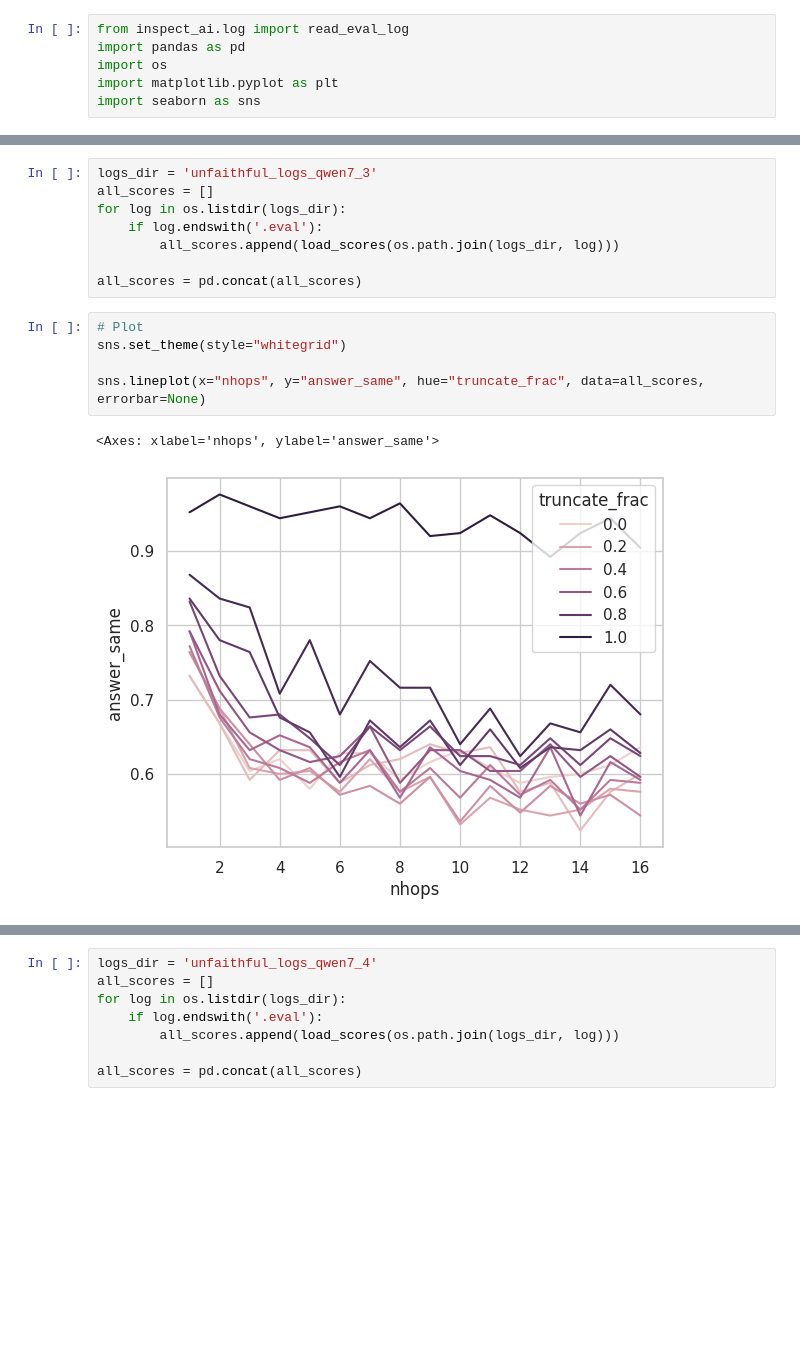
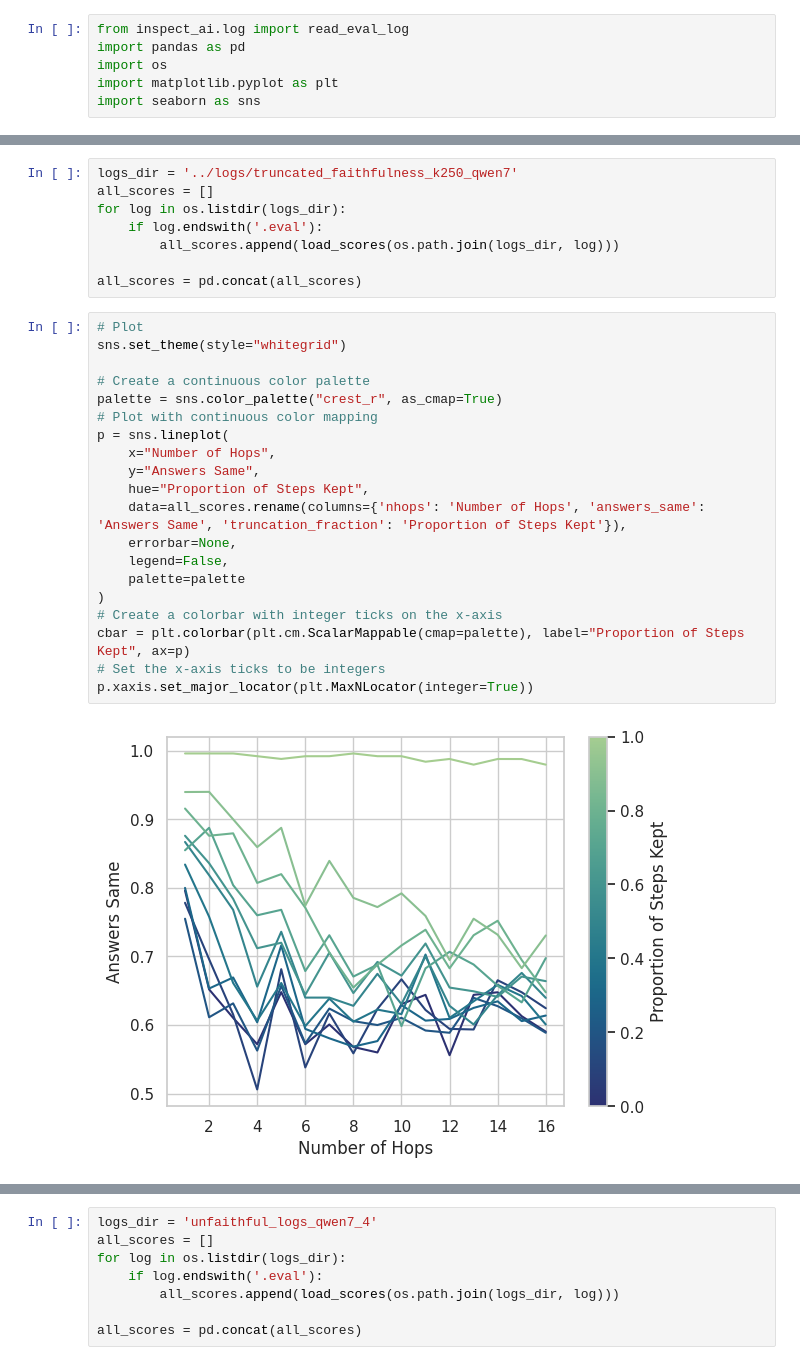
Before and after one commit to kaifronsdal/LoadBearingCoT, a Jupyter notebook: notebooks/truncated_faithfulness.ipynb, the cells around one changed output, grey strips where cells are left out. Drawn from its saved outputs; the diff is of its cells as text; blank space fills up the shorter version.

```diff
--- a/notebooks/truncated_faithfulness.ipynb
+++ b/notebooks/truncated_faithfulness.ipynb
@@ -31,7 +42,7 @@ def load_scores(path):
 
     return df
 # %%
-logs_dir = 'unfaithful_logs_qwen7_3'
+logs_dir = '../logs/truncated_faithfulness_k250_qwen7'
 all_scores = []
 for log in os.listdir(logs_dir):
     if log.endswith('.eval'):
@@ -41,8 +52,22 @@ all_scores = pd.concat(all_scores)
 # %%
 # Plot
 sns.set_theme(style="whitegrid")
 
-sns.lineplot(x="nhops", y="answer_same", hue="truncate_frac", data=all_scores, errorbar=None)
+# Create a continuous color palette
+palette = sns.color_palette("crest_r", as_cmap=True)
+# Plot with continuous color mapping
+p = sns.lineplot(
+    x="Number of Hops",
+    y="Answers Same",
+    hue="Proportion of Steps Kept",
+    data=all_scores.rename(columns={'nhops': 'Number of Hops', 'answers_same': 'Answers Same', 'truncation_fraction': 'Proportion of Steps Kept'}),
+    errorbar=None,
+    legend=False,
+    palette=palette
+)
+# Create a colorbar with integer ticks on the x-axis
+cbar = plt.colorbar(plt.cm.ScalarMappable(cmap=palette), label="Proportion of Steps Kept", ax=p)
+# Set the x-axis ticks to be integers
+p.xaxis.set_major_locator(plt.MaxNLocator(integer=True))
 # %% [output]
-<Axes: xlabel='nhops', ylabel='answer_same'>
-[figure, old version]
+[figure, new version]
```
Also changed, not shown: parts of 2 cells of this notebook, 10 other files.
